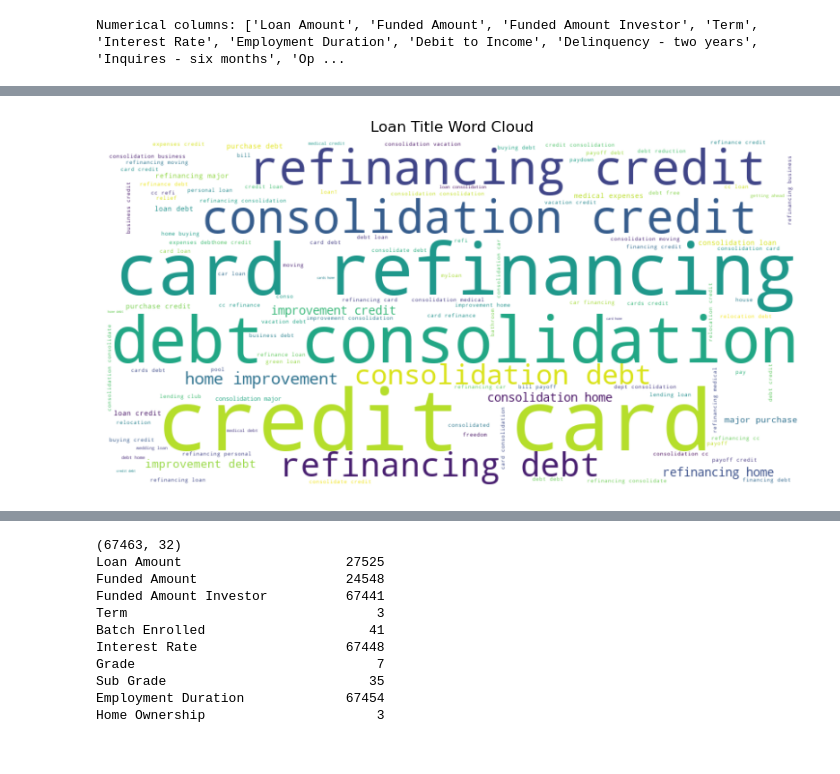
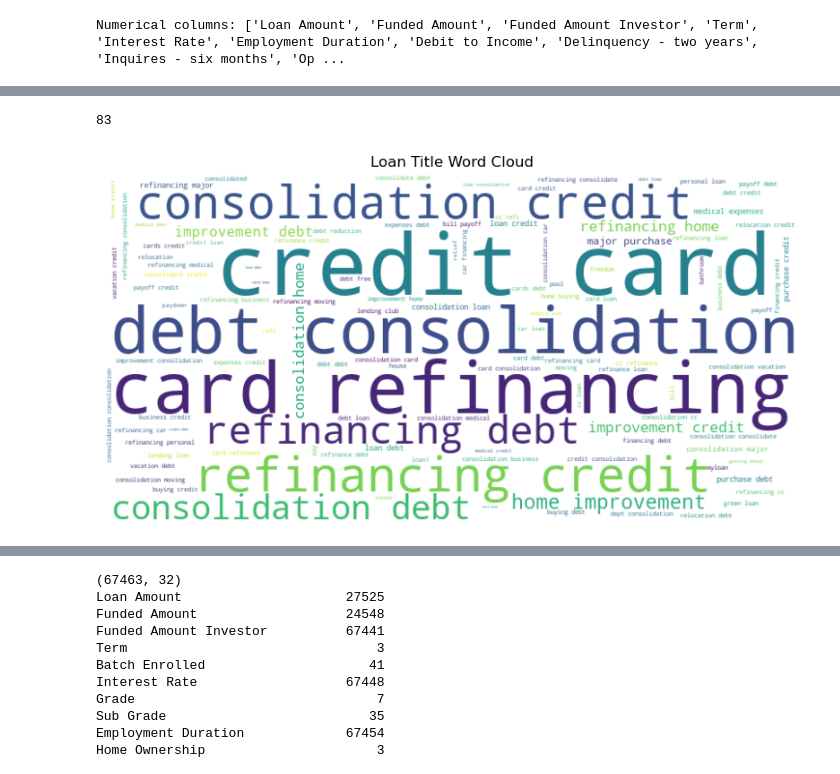
Before and after one commit to valerio1221/mindd, a Jupyter notebook: Trabalho/mindd/trab.ipynb, the cells around one changed output, grey strips where cells are left out. Drawn from its saved outputs; the diff is of its cells as text; code cells hidden in the pictures.

```diff
--- a/Trabalho/mindd/trab.ipynb
+++ b/Trabalho/mindd/trab.ipynb
@@ -284,17 +295,16 @@ Categorical columns: ['Batch Enrolled', 'Grade', 'Sub Grade', 'Home Ownership',
 # %%
-'''
 # To Loan Title we use Word Cloud plot
 df['Loan Title'] = df['Loan Title'].str.lower()
 print(df['Loan Title'].nunique())
 wordcloud = WordCloud(width=800, height=400, max_words=200, background_color='white').generate(' '.join(df['Loan Title']))
 plt.figure(figsize=(10, 6))
 plt.imshow(wordcloud, interpolation='bilinear')
 plt.axis('off')
 plt.title('Loan Title Word Cloud')
 plt.show()
-'''
 # %% [output]
+83
-[figure, old version]
+[figure, new version]
 # %%
 # To column of Batch Enrolled we use Top N Bar Plot
 top_n_values = 41
```
Also changed, not shown: parts of 8 cells of this notebook.
